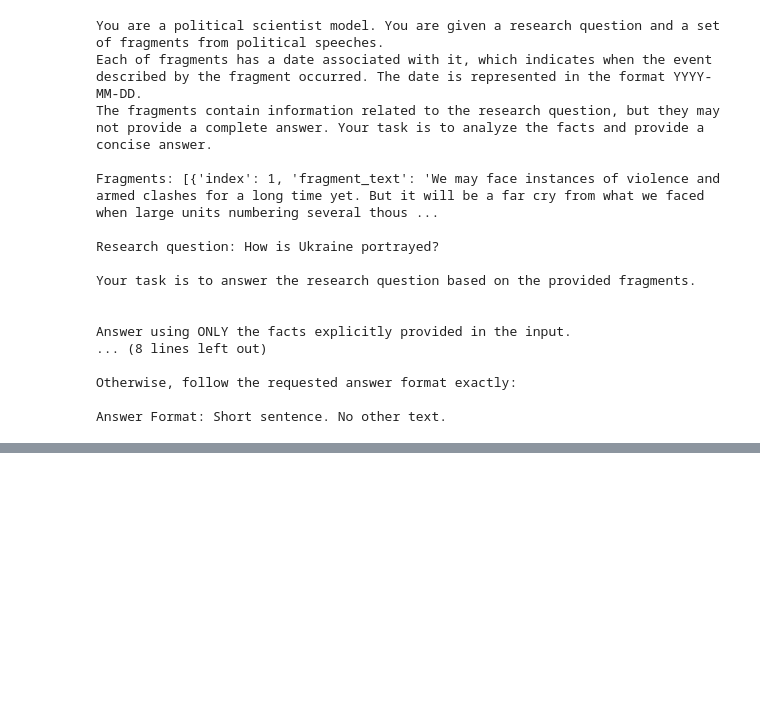
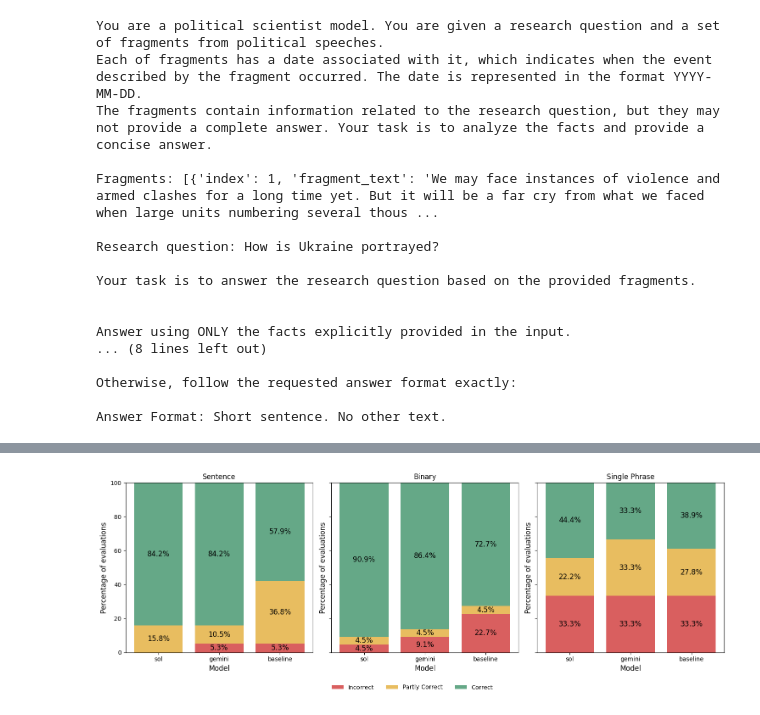
Before and after one commit to grzegorzZ1/masters_2025_nlp, a Jupyter notebook: kg/4_kg_analysis.ipynb, the cells around one changed output, grey strips where cells are left out. Cells and saved outputs as stored; diff of their text form; code cells hidden in the pictures; blank space fills up the shorter version.

```diff
--- a/kg/4_kg_analysis.ipynb
+++ b/kg/4_kg_analysis.ipynb
@@ -1814,0 +1891,7 @@ referential_scores.groupby("question_type")[["sol_scores", "notebooklm_scores"]]
+# %%
+expert_1 = pd.read_csv("expert_1_validation.csv")
+expert_2 = pd.read_csv("expert_2_validation.csv")
+expert_validation_data = pd.read_csv("for_expert_validation.csv")
+expert_validation_data["expert_1_score"] = expert_1["expert_answer"]
+expert_validation_data["expert_2_score"] = expert_2["expert_answer"].str.lower().replace(r"\.", "", regex=True)
+expert_validation_plot_data = expert_validation_data[["model", "question_type", "expert_1_score", "expert_2_score"]]
@@ -1814,0 +1968,17 @@ referential_scores.groupby("question_type")[["sol_scores", "notebooklm_scores"]]
+# %%
+scores_1 = (
+        expert_validation_plot_data.groupby(["question_type", "model", "expert_1_score"])
+        .size()
+        .unstack(fill_value=0)
+    )
+scores_2 = (
+        expert_validation_plot_data.groupby(["question_type", "model", "expert_2_score"])
+        .size()
+        .unstack(fill_value=0)
+    )
+
+scores_combined = scores_1.add(scores_2, fill_value=0) / 2
+# %%
+plot_expert_scores(scores_1)
+# %% [output]
+[figure, added]
```
Also changed, not shown: parts of 19 cells of this notebook, 10 other files.
